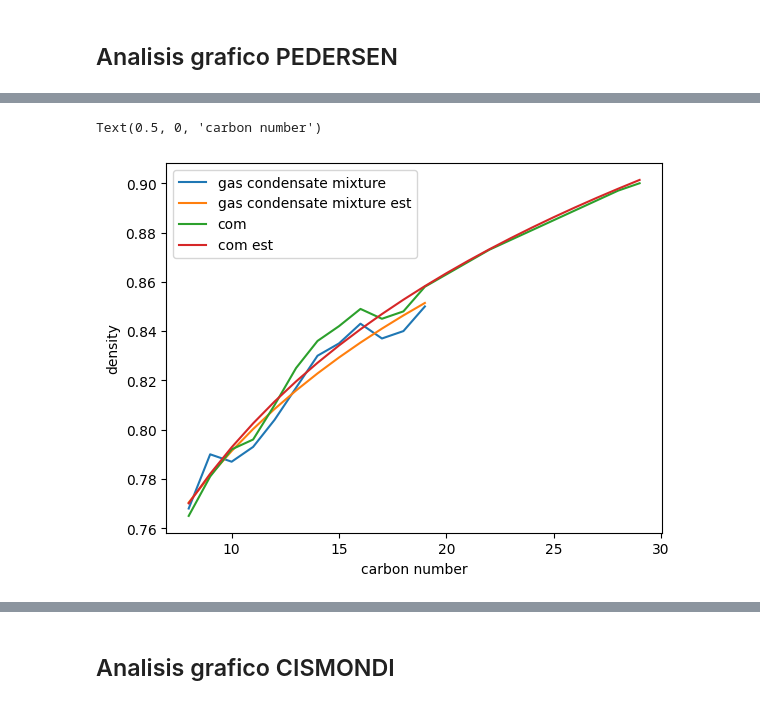
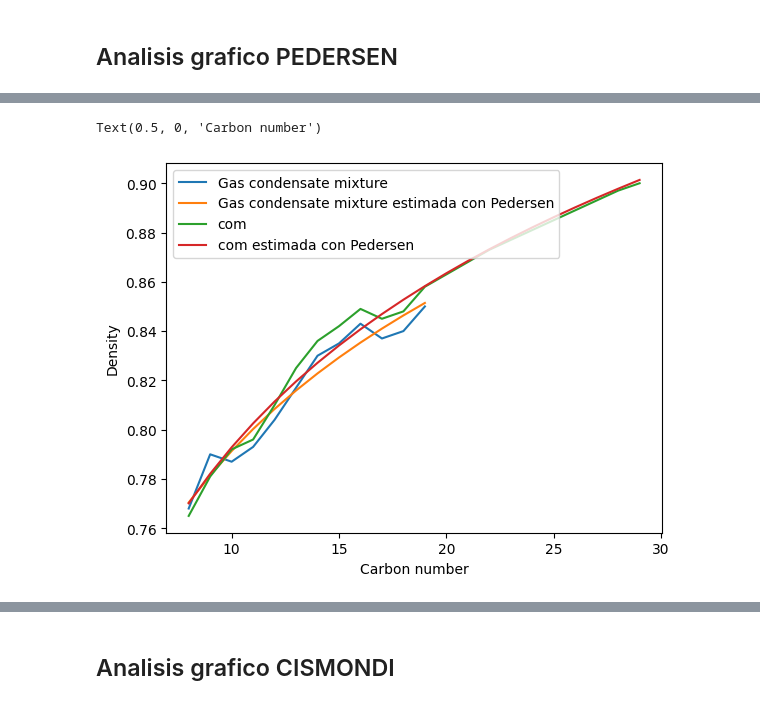
Before and after one commit to MarlenGabrich/Charapy, a Jupyter notebook: apply_charapy.ipynb, the cells around one changed output, grey strips where cells are left out. Cells and saved outputs as stored; diff of their text form; code cells hidden in the pictures.

```diff
--- a/apply_charapy.ipynb
+++ b/apply_charapy.ipynb
@@ -21,12 +21,8 @@ rho2 = df2['density'][1:-1]
 from charapy.distributions.pedersen import Distribution_pedersen
 
 dped = Distribution_pedersen()
-A1 = dped.fit_AB(z1,cn1)
-#B1 = dpef
+A1,B1 = dped.fit_AB(z1,cn1)
+A2,B2 = dped.fit_AB(z2,cn2)
 
-#A2 = fit_parameters2['A']
-#B2 = fit_parameters2['B']
-
-#cn1_est_ped = dped.carbon_number(z1,A1,B1)
-#cn2_est_ped = dped.carbon_number(z2,A2,B2)
-A1
+cn1_pedersen = dped.carbon_number(z1,A1,B1)
+cn2_pedersen = dped.carbon_number(z2,A2,B2)
@@ -65,23 +59,20 @@ pl.legend(loc='upper right')
 # %%
-L1 = fit_parameters1['L']
-L2 = fit_parameters2['L']
+L1,M1 = dped.fit_LM(cn1,rho1)
+L2,M2 = dped.fit_LM(cn2,rho2)
 
-M1 = fit_parameters1['M']
-M2 = fit_parameters2['M']
-
-rho1_est_ped = dped.p_density(cn1,L1,M1)
-rho2_est_ped = dped.p_density(cn2,L2,M2)
+rho1_pedersen = dped.density(cn1,L1,M1)
+rho2_pedersen = dped.density(cn2,L2,M2)
 # %%
-pl.plot(cn1,rho1,label = 'gas condensate mixture')
-pl.plot(cn1,rho1_est_ped,label = 'gas condensate mixture est')
+pl.plot(cn1,rho1,label = 'Gas condensate mixture')
+pl.plot(cn1,rho1_pedersen,label = 'Gas condensate mixture estimada con Pedersen')
 
 pl.plot(cn2,rho2,label='com')
-pl.plot(cn2,rho2_est_ped,label='com est')
+pl.plot(cn2,rho2_pedersen,label='com estimada con Pedersen')
 
 pl.legend(loc='upper left')
-pl.ylabel('density')
-pl.xlabel('carbon number')
+pl.ylabel('Density')
+pl.xlabel('Carbon number')
 # %% [output]
-Text(0.5, 0, 'carbon number')
+Text(0.5, 0, 'Carbon number')
-[figure, old version]
+[figure, new version]
 # %%
```
Also changed, not shown: parts of 25 cells of this notebook, 5 other files.
